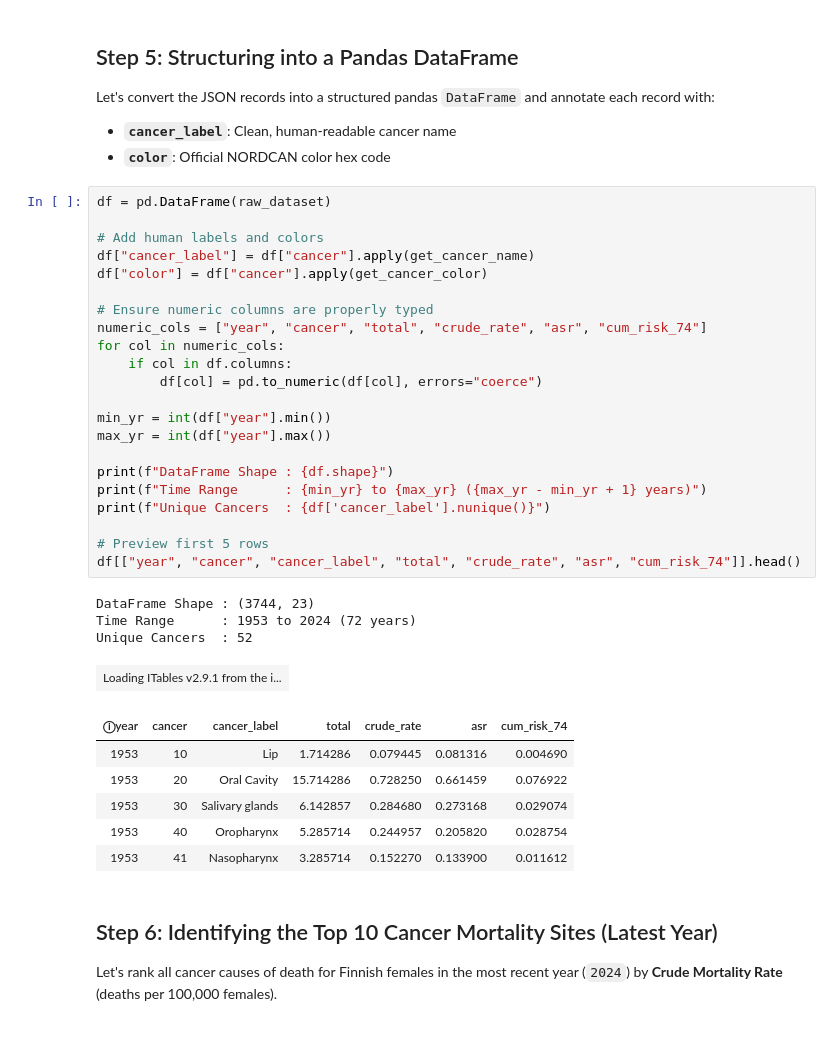
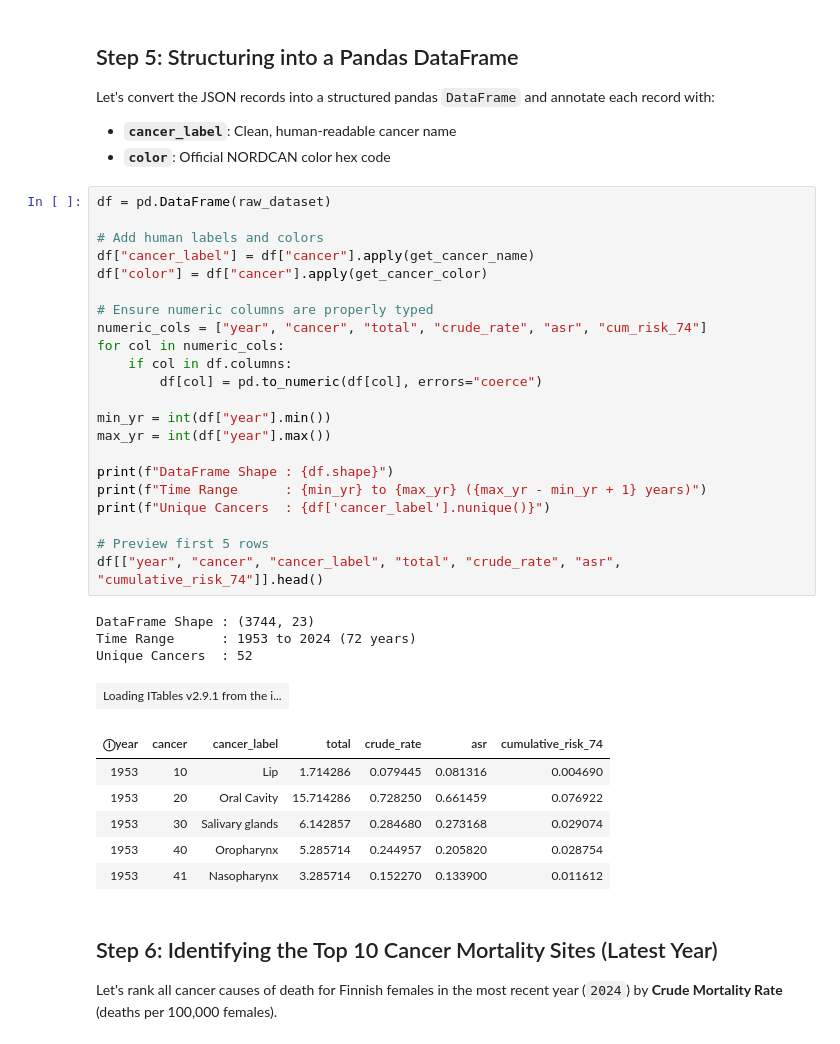
Before and after one commit to IARC-CSU/ANCR-Workshop, a Jupyter notebook: nordcan_api_tutorial.ipynb, the cells around one changed output. Saved outputs shown, nothing was run; the diff lists cells and outputs as text.

```diff
--- a/nordcan_api_tutorial.ipynb
+++ b/nordcan_api_tutorial.ipynb
@@ -194,31 +218,31 @@ Let's convert the JSON records into a structured pandas `DataFrame` and annotate
 # %%
 df = pd.DataFrame(raw_dataset)
 
 # Add human labels and colors
 df["cancer_label"] = df["cancer"].apply(get_cancer_name)
 df["color"] = df["cancer"].apply(get_cancer_color)
 
 # Ensure numeric columns are properly typed
 numeric_cols = ["year", "cancer", "total", "crude_rate", "asr", "cum_risk_74"]
 for col in numeric_cols:
     if col in df.columns:
         df[col] = pd.to_numeric(df[col], errors="coerce")
 
 min_yr = int(df["year"].min())
 max_yr = int(df["year"].max())
 
 print(f"DataFrame Shape : {df.shape}")
 print(f"Time Range      : {min_yr} to {max_yr} ({max_yr - min_yr + 1} years)")
 print(f"Unique Cancers  : {df['cancer_label'].nunique()}")
 
 # Preview first 5 rows
-df[["year", "cancer", "cancer_label", "total", "crude_rate", "asr", "cum_risk_74"]].head()
+df[["year", "cancer", "cancer_label", "total", "crude_rate", "asr", "cumulative_risk_74"]].head()
 # %% [output]
 DataFrame Shape : (3744, 23)
 Time Range      : 1953 to 2024 (72 years)
 Unique Cancers  : 52
 | Loading ITables v2.9.1 from the i... |
-| ⓘyear | cancer | cancer_label | total | crude_rate | asr | cum_risk_74 |
+| ⓘyear | cancer | cancer_label | total | crude_rate | asr | cumulative_risk_74 |
 | 1953 | 10 | Lip | 1.714286 | 0.079445 | 0.081316 | 0.004690 |
 | 1953 | 20 | Oral Cavity | 15.714286 | 0.728250 | 0.661459 | 0.076922 |
 | 1953 | 30 | Salivary glands | 6.142857 | 0.284680 | 0.273168 | 0.029074 |
```
Also changed, not shown: parts of 11 cells of this notebook.
